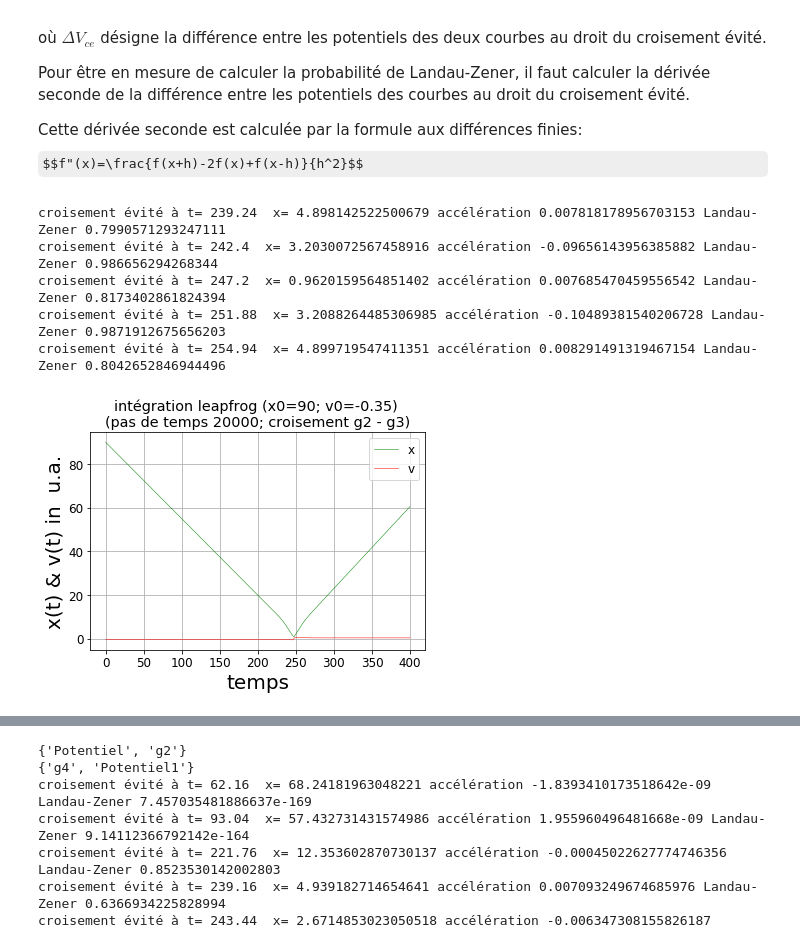
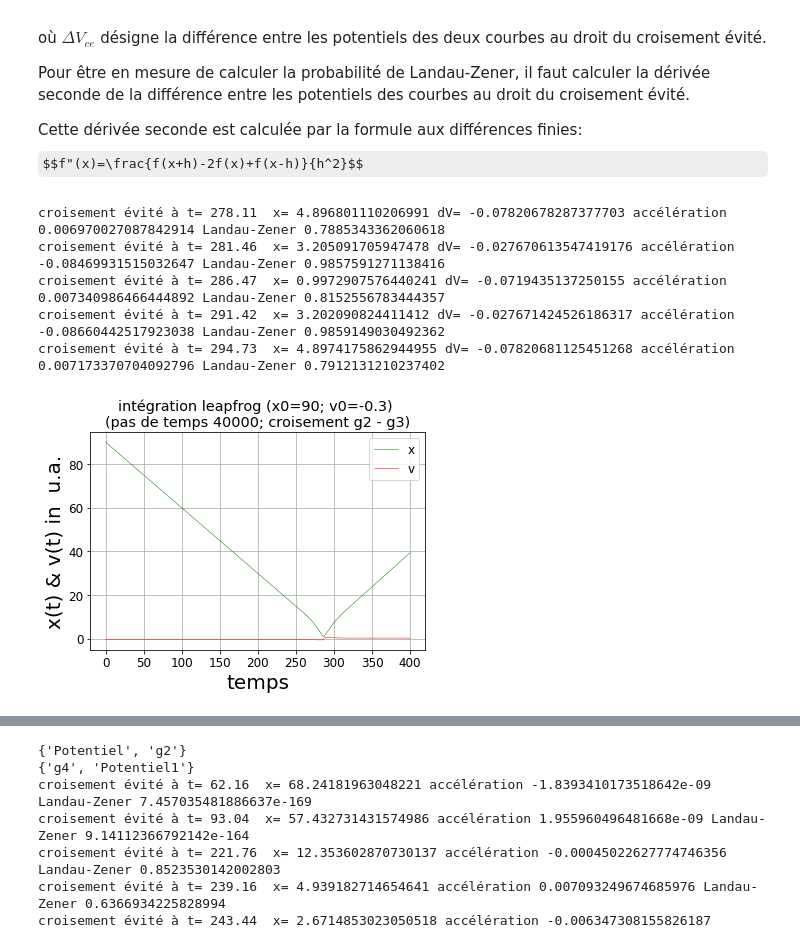
Before and after one commit to Yves-LEMEN/croisements-evites, a Jupyter notebook: croisements évités.ipynb, the cells around one changed output, grey strips where cells are left out. Saved outputs shown, nothing was run; the diff lists cells and outputs as text; code cells hidden in the pictures; some formulas as TeX source.

```diff
--- a/croisements évités.ipynb
+++ b/croisements évités.ipynb
@@ -67,13 +67,13 @@ Cette dérivée seconde est calculée par la formule aux différences finies:
 $$f"(x)=\frac{f(x+h)-2f(x)+f(x-h)}{h^2}$$
 # %%
 x0=90
-v0=-0.35
+v0=-0.3
 Potentiel=g2
 Potentiel1=g3
 
 ###############################################################################
 # entrée des paramètres temporels - limite de temps tps pas temporel Mm
-Mm = 20000
+Mm = 40000
 tps=400
 tp=np.linspace(0,tps,Mm)
 dtp = tp[1] - tp[0]
@@ -122,7 +122,7 @@ def resoudre(x0,v0, Mm, Potentiel):
 
         L_Z=exp((-pi/2)*sqrt(abs(dV[1]**3/(3*d2V))))
 
-        print('croisement évité à t=', tcr, ' x=',x[i-1] , 'accélération', d2V, 'Landau-Zener', L_Z)
+        print('croisement évité à t=', tcr, ' x=',x[i-1] ,'dV=', dV[1], 'accélération', d2V, 'Landau-Zener', L_Z)
 
     return x,v
 ###############################################################################
@@ -131,36 +131,36 @@ x,v = resoudre(x0,v0,Mm,Potentiel)
 # représentation graphique
 
 texte1 = set(varname for varname, varval in globals().items() if varval is Potentiel)
 texte1.discard('Potentiel')
 e1 = next(iter(texte1))
 texte2 = set(varname for varname, varval in globals().items() if varval is Potentiel1)
 texte2.discard('Potentiel1')
 e2 = next(iter(texte2))
 rcParams["axes.grid"] = True
 rcParams['font.size'] = 12
 rcParams['axes.labelsize'] = 20
 
 
 plt.plot(tp,x,'g',linewidth=0.5, label='x')
 plt.plot(tp,v,'r',linewidth=0.5, label='v')
 
 xlabel("temps")
 express1="x(t) & v(t) in  u.a."
 ylabel(express1)
 
 plt.legend(loc='best', frameon= True)
 
 Titrea="intégration leapfrog (x0={}; v0={}) \n%s".format(x0,v0)
 Titreb = "(pas de temps {}; croisement {} - {})".format(Mm,e1,e2)
 plt.title(Titrea % "\n".join(wrap(Titreb)))
 
 
 ###############################################################################
 show()
 # %% [output]
-croisement évité à t= 239.24  x= 4.898142522500679 accélération 0.007818178956703153 Landau-Zener 0.7990571293247111
-croisement évité à t= 242.4  x= 3.2030072567458916 accélération -0.09656143956385882 Landau-Zener 0.986656294268344
-croisement évité à t= 247.2  x= 0.9620159564851402 accélération 0.007685470459556542 Landau-Zener 0.8173402861824394
-croisement évité à t= 251.88  x= 3.2088264485306985 accélération -0.10489381540206728 Landau-Zener 0.9871912675656203
-croisement évité à t= 254.94  x= 4.899719547411351 accélération 0.008291491319467154 Landau-Zener 0.8042652846944496
+croisement évité à t= 278.11  x= 4.896801110206991 dV= -0.07820678287377703 accélération 0.006970027087842914 Landau-Zener 0.7885343362060618
+croisement évité à t= 281.46  x= 3.205091705947478 dV= -0.027670613547419176 accélération -0.08469931515032647 Landau-Zener 0.9857591271138416
+croisement évité à t= 286.47  x= 0.9972907576440241 dV= -0.0719435137250155 accélération 0.007340986466444892 Landau-Zener 0.8152556783444357
+croisement évité à t= 291.42  x= 3.202090824411412 dV= -0.027671424526186317 accélération -0.08660442517923038 Landau-Zener 0.9859149030492362
+croisement évité à t= 294.73  x= 4.8974175862944955 dV= -0.07820681125451268 accélération 0.007173370704092796 Landau-Zener 0.7912131210237402
-[figure, old version]
+[figure, new version]
```
Also changed, not shown: parts of 3 cells of this notebook.
